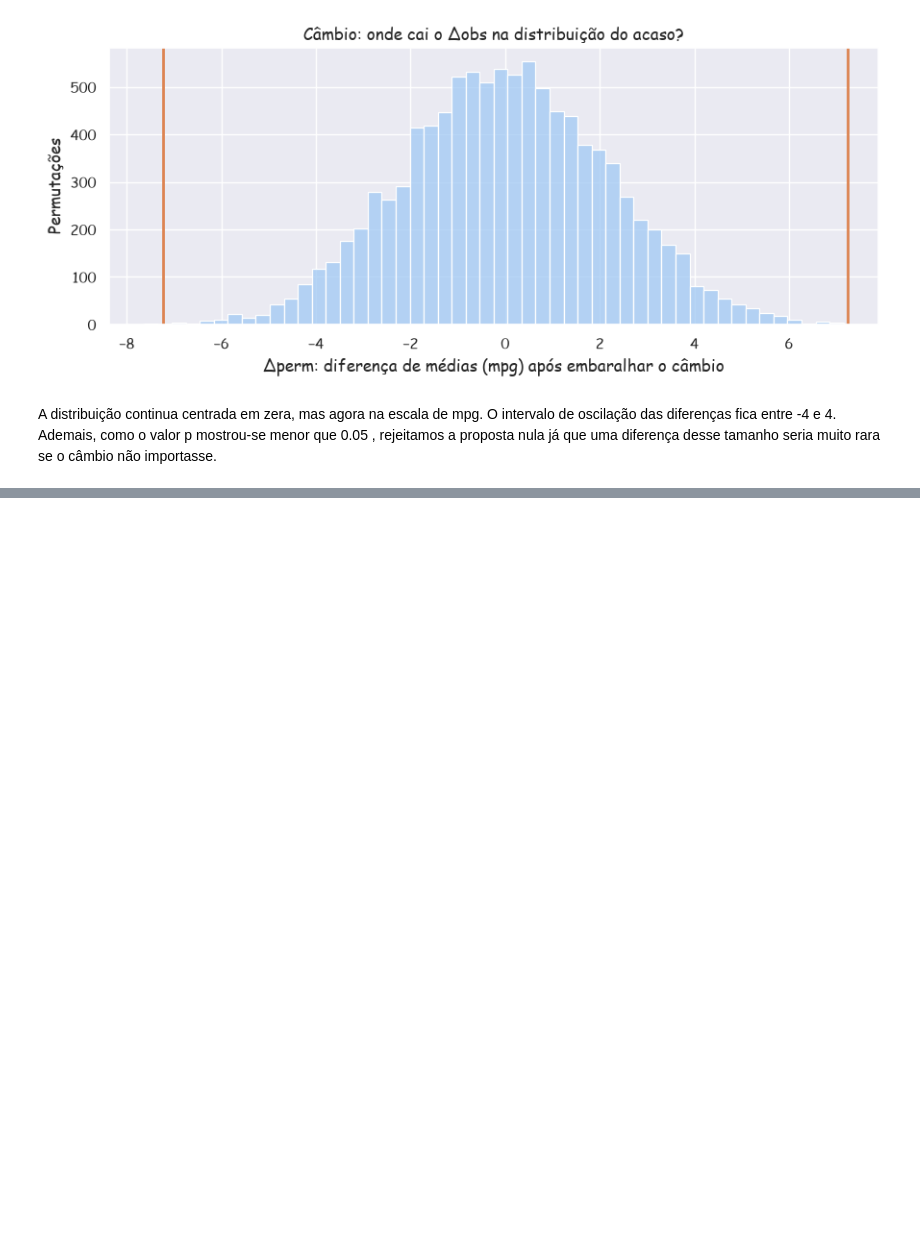
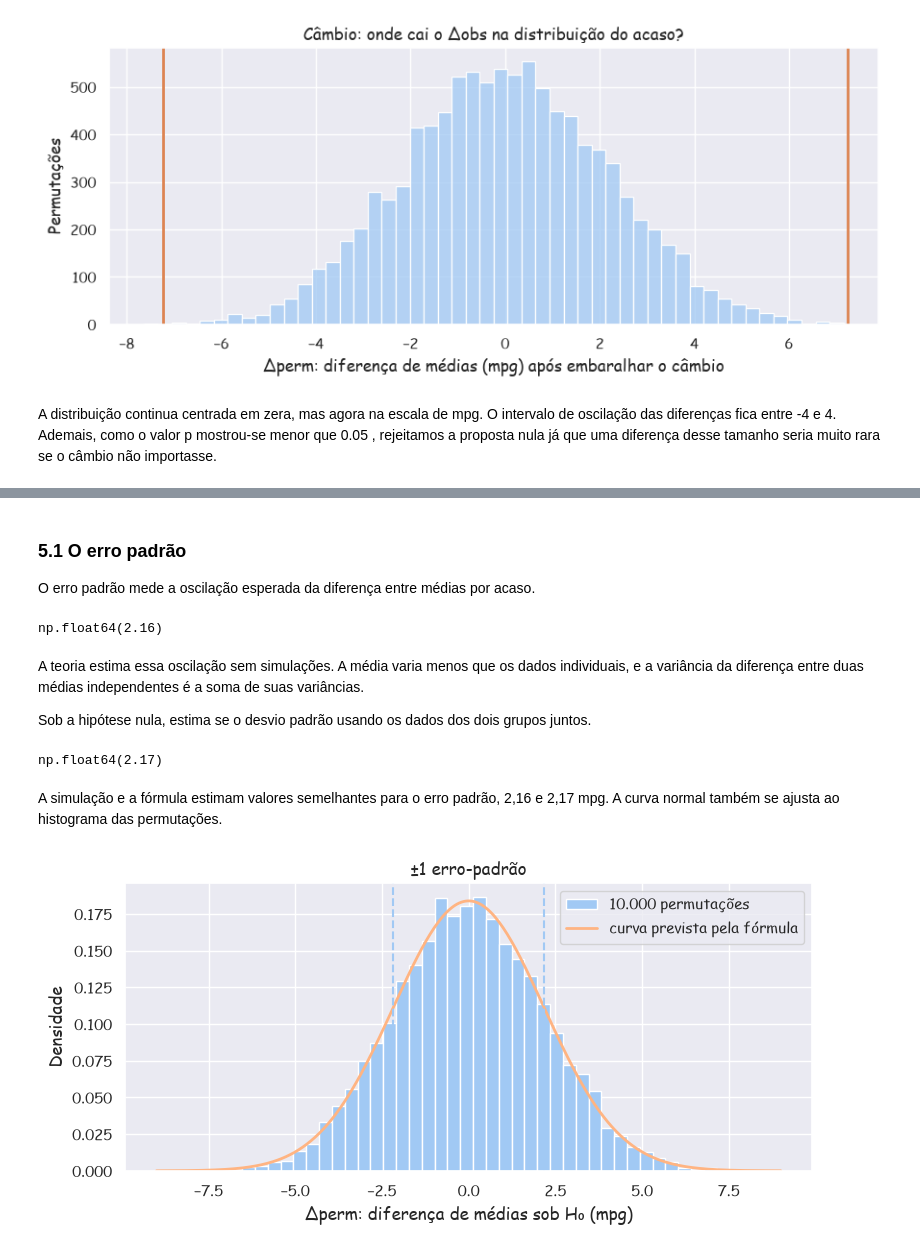
Before and after one commit to JoaoMAraujoJr/DataScience_2026.2, a Jupyter notebook: jupyters/Aula_07_Unidade_2.ipynb, the cells around one changed output, grey strips where cells are left out. Drawn from its saved outputs; the diff is of its cells as text; code cells hidden in the pictures; blank space fills up the shorter version.

```diff
--- a/jupyters/Aula_07_Unidade_2.ipynb
+++ b/jupyters/Aula_07_Unidade_2.ipynb
@@ -264,0 +273,46 @@ A distribuição continua centrada em zera, mas agora na escala de mpg. O interv
+# %% [markdown]
+### 5.1 O erro padrão
+
+O erro padrão mede a oscilação esperada da diferença entre médias por acaso.
+# %%
+# Largura da distribuição nula do câmbio, medida pela simulação
+round(mpg_null.std(), 2)
+# %% [output]
+np.float64(2.16)
+# %% [markdown]
+A teoria estima essa oscilação sem simulações. A média varia menos que os dados individuais, e a variância da diferença entre duas médias independentes é a soma de suas variâncias.
+
+Sob a hipótese nula, estima se o desvio padrão usando os dados dos dois grupos juntos.
+# %%
+# Largura da distribuição nula do câmbio, prevista pela fórmula
+n_manual, n_automatic = len(mpg_manual), len(mpg_automatic)
+
+se_null = mtcars.mpg.std() * np.sqrt(1 / n_manual + 1 / n_automatic)
+
+round(se_null, 2)
+# %% [output]
+np.float64(2.17)
+# %% [markdown]
+A simulação e a fórmula estimam valores semelhantes para o erro padrão, 2,16 e 2,17 mpg. A curva normal também se ajusta ao histograma das permutações.
+# %%
+# Histograma das permutações e curva normal prevista pela fórmula
+fig, ax = plt.subplots(figsize=(8, 4))
+
+grid = np.linspace(-9, 9, 300)
+
+ax.hist(mpg_null, bins=40, density=True,
+        label="10.000 permutações")
+ax.plot(grid, stats.norm.pdf(grid, 0, se_null),
+         linewidth=2, label="curva prevista pela fórmula")
+
+for value in [-se_null, se_null]:
+    ax.axvline(value,linestyle="--")
+
+ax.set(title="±1 erro-padrão", xlabel="Δperm: diferença de médias sob H₀ (mpg)",
+       ylabel="Densidade")
+ax.legend()
+
+plt.tight_layout()
+plt.show()
+# %% [output]
+[figure, added]
```
Also changed, not shown: parts of 33 cells of this notebook.
